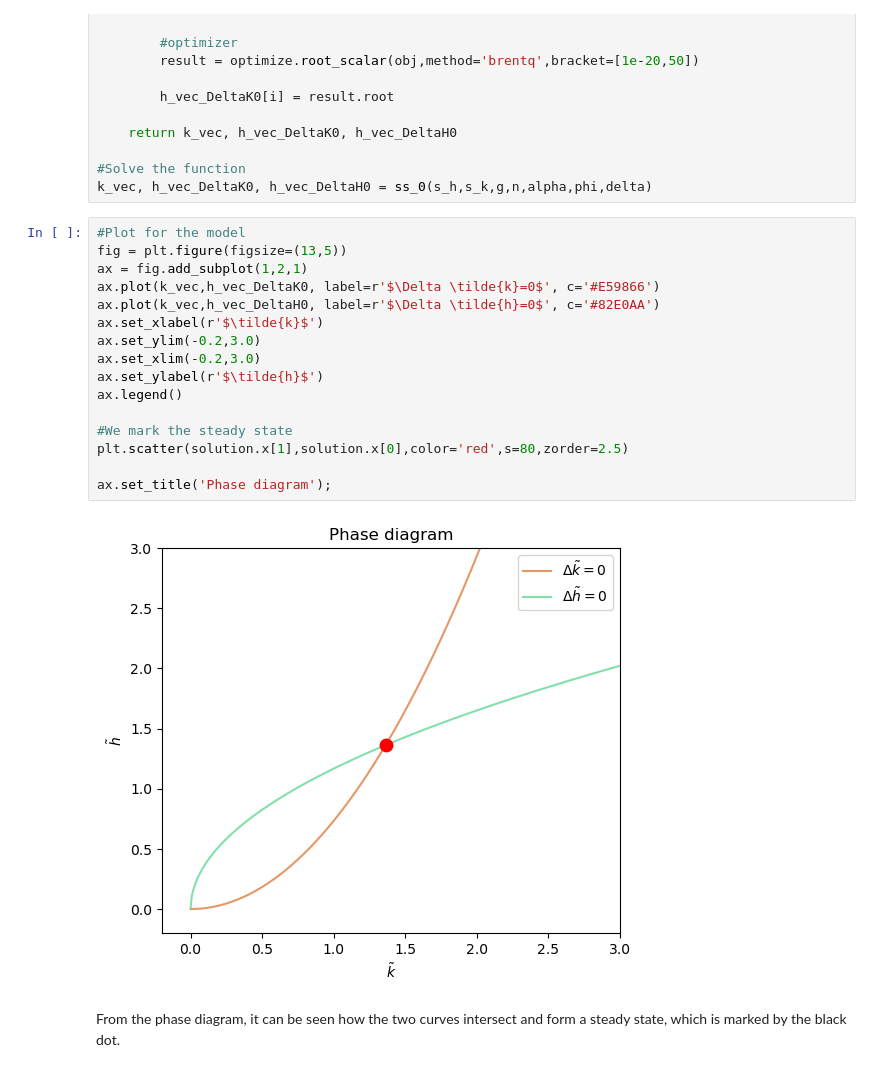
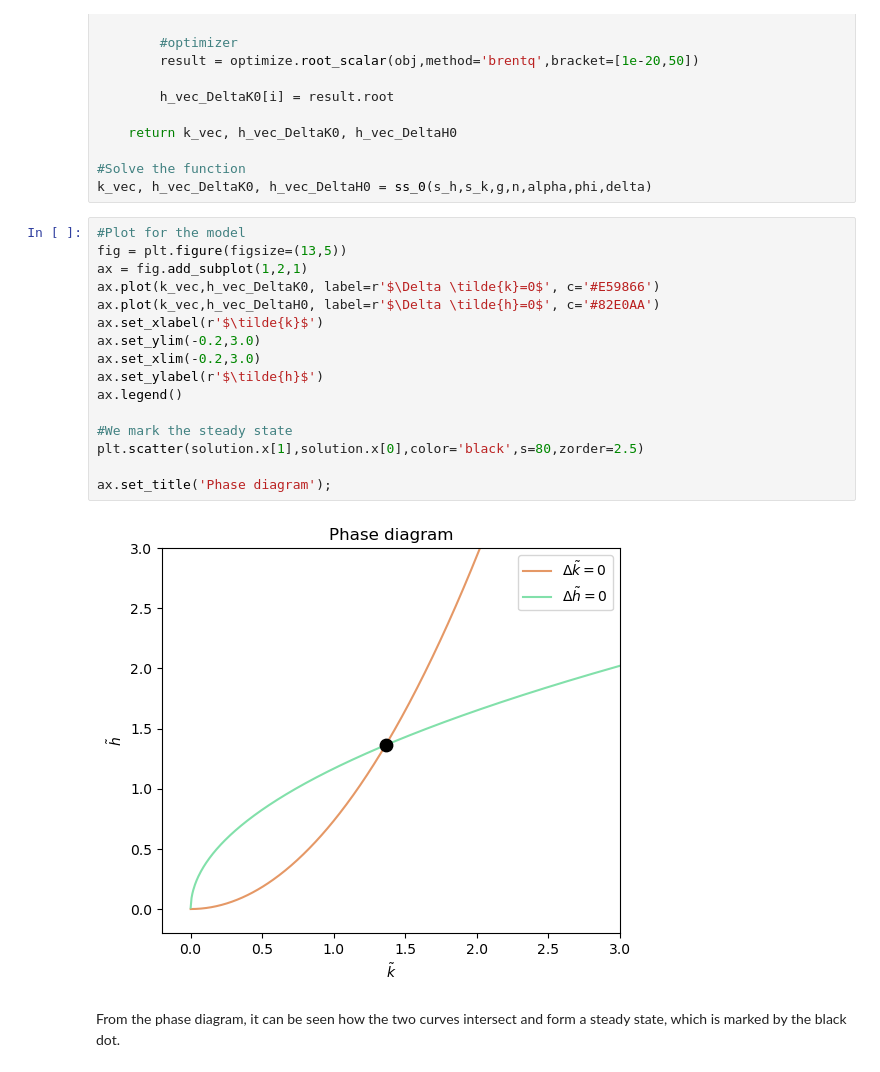
Before and after one commit to NumEconCopenhagen/projects-2023-rikke-og-emma, a Jupyter notebook: modelproject/modelproject.ipynb, the cells around one changed output. Drawn from its saved outputs; the diff is of its cells as text.

```diff
--- a/modelproject/modelproject.ipynb
+++ b/modelproject/modelproject.ipynb
@@ -386,21 +389,21 @@ k_vec, h_vec_DeltaK0, h_vec_DeltaH0 = ss_0(s_h,s_k,g,n,alpha,phi,delta)
 # %%
 #Plot for the model
 fig = plt.figure(figsize=(13,5))
 ax = fig.add_subplot(1,2,1)
 ax.plot(k_vec,h_vec_DeltaK0, label=r'$\Delta \tilde{k}=0$', c='#E59866')
 ax.plot(k_vec,h_vec_DeltaH0, label=r'$\Delta \tilde{h}=0$', c='#82E0AA')
 ax.set_xlabel(r'$\tilde{k}$')
 ax.set_ylim(-0.2,3.0)
 ax.set_xlim(-0.2,3.0)
 ax.set_ylabel(r'$\tilde{h}$')
 ax.legend()
 
 #We mark the steady state
-plt.scatter(solution.x[1],solution.x[0],color='red',s=80,zorder=2.5)
+plt.scatter(solution.x[1],solution.x[0],color='black',s=80,zorder=2.5)
 
 ax.set_title('Phase diagram');
 # %% [output]
-[figure, old version]
+[figure, new version]
 # %% [markdown]
 From the phase diagram, it can be seen how the two curves intersect and form a steady state, which is marked by the black dot.
 # %% [markdown]
```
Also changed, not shown: parts of 1 cell of this notebook.
